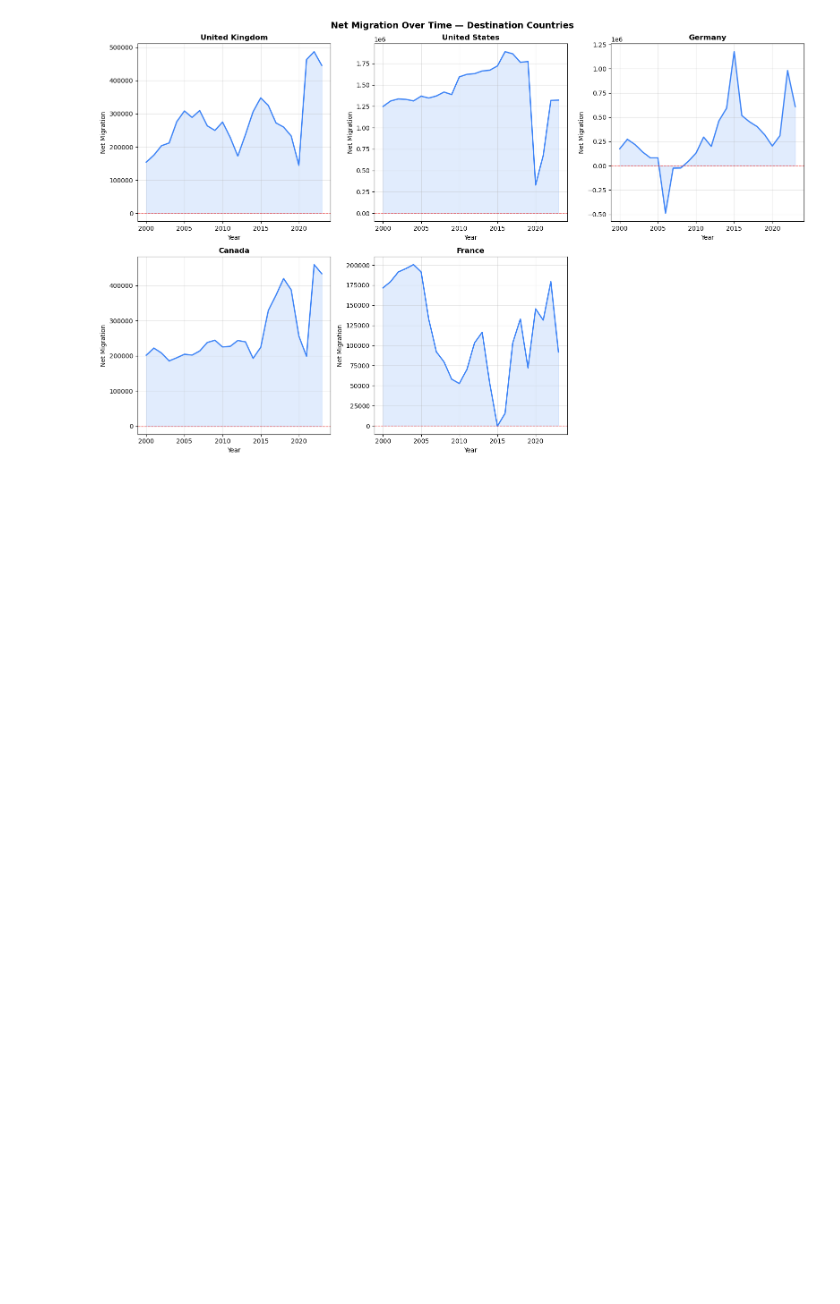
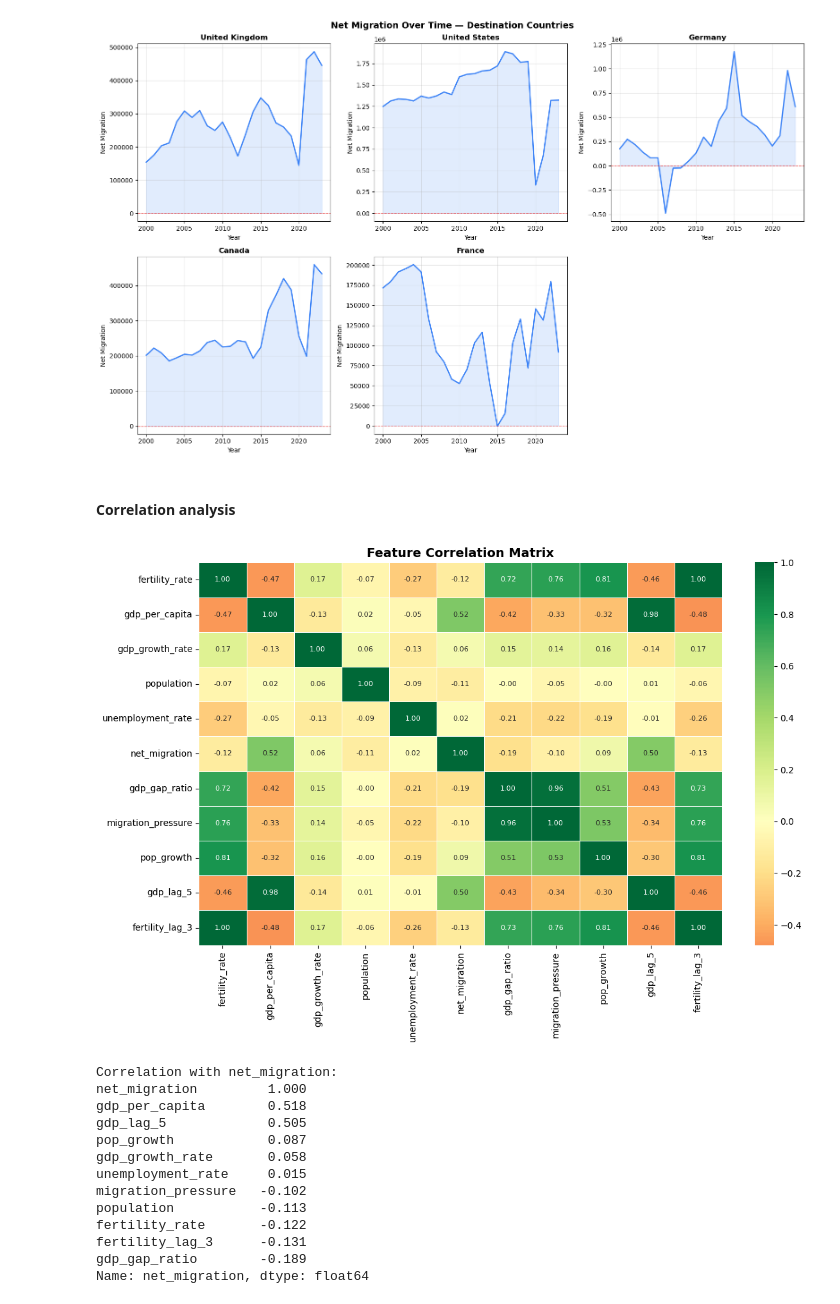
Before and after one commit to abir171915/MigrantFlows, a Jupyter notebook: week2_EDA.ipynb, the cells around one changed output. Saved outputs shown, nothing was run; the diff lists cells and outputs as text; code cells hidden in the pictures; blank space fills up the shorter version.

Commit message:
correlation checking between columns

```diff
--- a/week2_EDA.ipynb
+++ b/week2_EDA.ipynb
@@ -72,3 +72,47 @@ plt.savefig('data/net_migration_destinations.png', dpi=150)
 plt.show()
 # %% [output]
 [figure]
+# %% [markdown]
+#### Correlation analysis
+# %%
+# ── Select only numerical columns ──
+num_cols = ['fertility_rate', 'gdp_per_capita', 'gdp_growth_rate',
+            'population', 'unemployment_rate', 'net_migration',
+            'gdp_gap_ratio', 'migration_pressure',
+            'pop_growth', 'gdp_lag_5', 'fertility_lag_3']
+# %%
+# ── Correlation matrix ──
+plt.figure(figsize=(12, 8))
+corr = df[num_cols].corr()
+
+sns.heatmap(corr,
+            annot=True,
+            fmt='.2f',
+            cmap='RdYlGn',
+            center=0,
+            linewidths=0.5,
+            annot_kws={'size': 8})
+
+plt.title('Feature Correlation Matrix', fontsize=14, fontweight='bold')
+plt.tight_layout()
+plt.savefig('data/correlation_matrix.png', dpi=150)
+plt.show()
+
+# ── Correlation with net_migration specifically ──
+print("\nCorrelation with net_migration:")
+print(corr['net_migration'].sort_values(ascending=False).round(3))
+# %% [output]
+[figure, added]
+Correlation with net_migration:
+net_migration         1.000
+gdp_per_capita        0.518
+gdp_lag_5             0.505
+pop_growth            0.087
+gdp_growth_rate       0.058
+unemployment_rate     0.015
+migration_pressure   -0.102
+population           -0.113
+fertility_rate       -0.122
+fertility_lag_3      -0.131
+gdp_gap_ratio        -0.189
+Name: net_migration, dtype: float64
```
Also changed, not shown: 1 other file.
